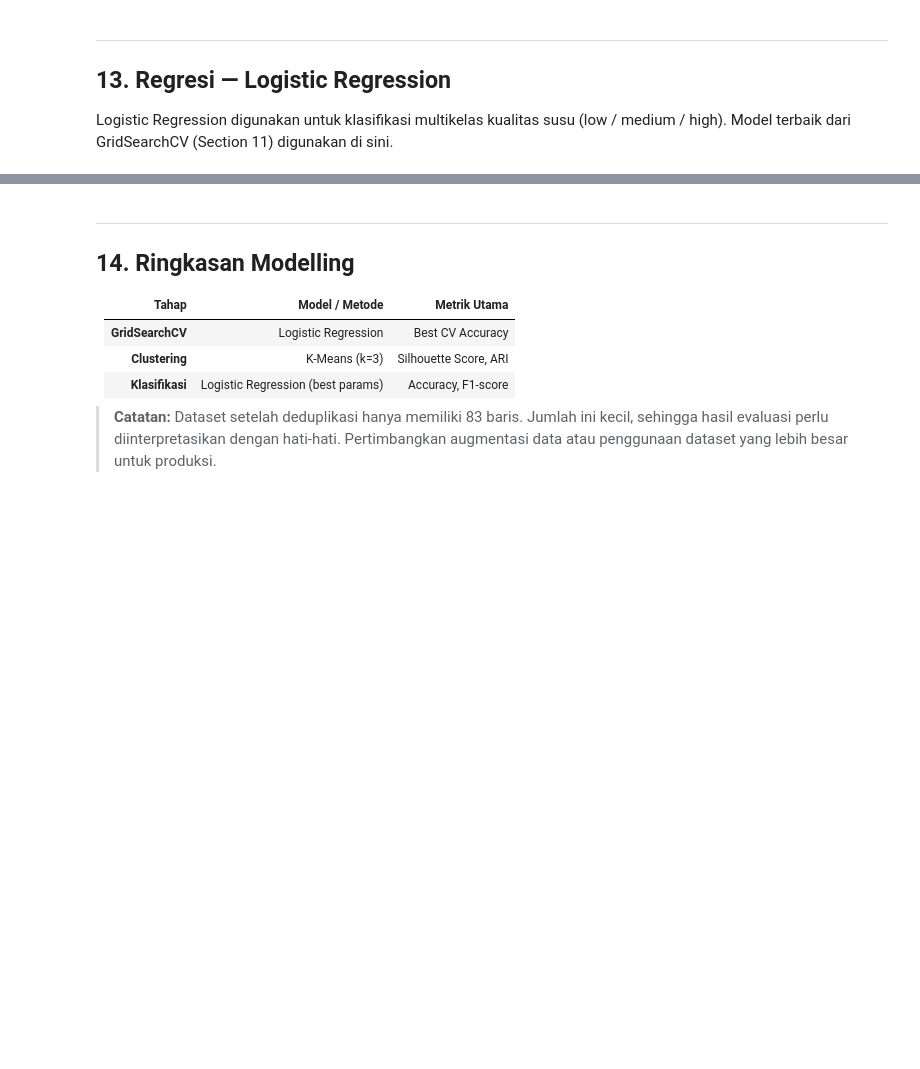
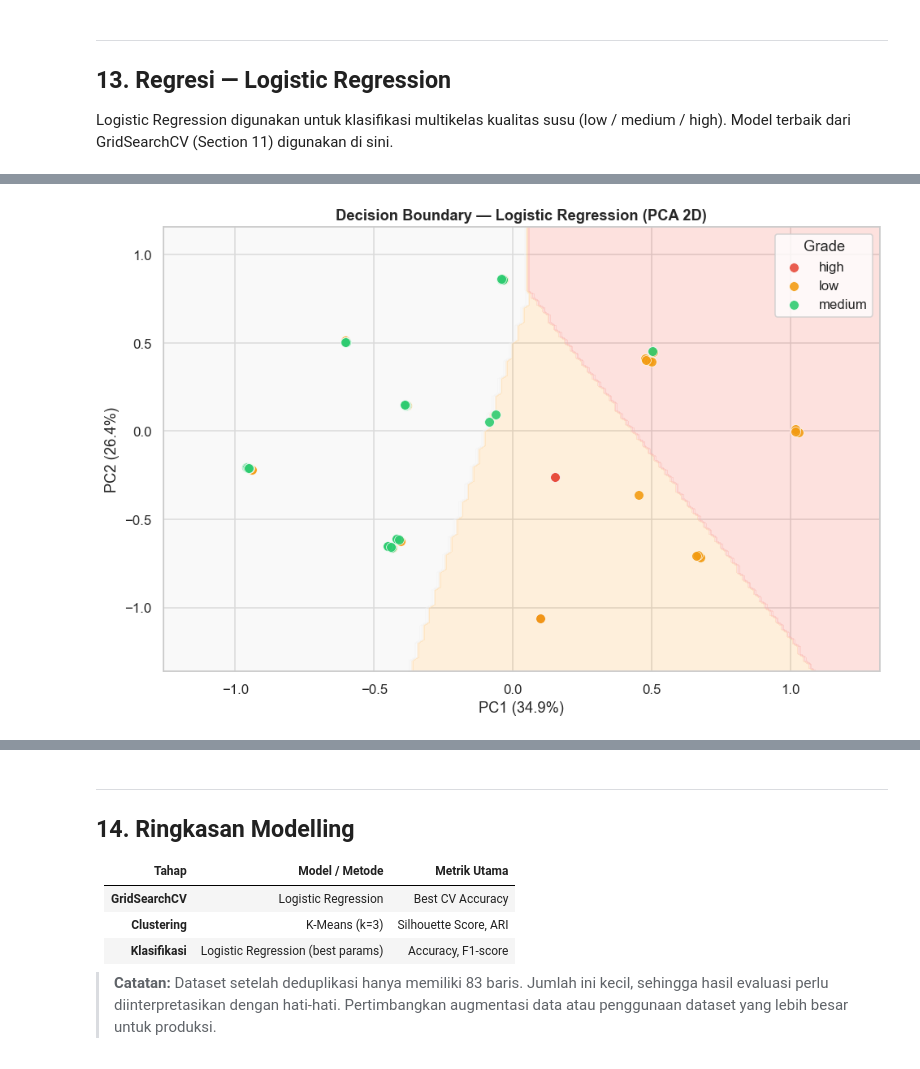
Before and after one commit to Haqiiicoyyy/TUBES-DATMIN-KELOMPOK-2-SI4807, a Jupyter notebook: milk_full.ipynb, the cells around one changed output, grey strips where cells are left out. Drawn from its saved outputs; the diff is of its cells as text; code cells hidden in the pictures; blank space fills up the shorter version.

```diff
--- a/milk_full.ipynb
+++ b/milk_full.ipynb
@@ -477,7 +483,7 @@ param_grid_lr = {
 }
 
 grid_lr = GridSearchCV(
-    LogisticRegression(random_state=42, multi_class='auto'),
+    LogisticRegression(random_state=42),
     param_grid_lr,
     cv=5, scoring='accuracy', n_jobs=-1, verbose=0
 )
@@ -747,35 +823,36 @@ import numpy as np
 pca2_lr = PCA(n_components=2, random_state=42)
 X_pca_lr = pca2_lr.fit_transform(X_mm)
 
-lr_pca = LogisticRegression(**grid_lr.best_params_, random_state=42,
-                             multi_class='auto')
+lr_pca = LogisticRegression(**grid_lr.best_params_, random_state=42)
 lr_pca.fit(X_pca_lr, y)
 
 # Grid untuk decision boundary
 h = 0.02
 x_min, x_max = X_pca_lr[:,0].min()-0.3, X_pca_lr[:,0].max()+0.3
 y_min, y_max = X_pca_lr[:,1].min()-0.3, X_pca_lr[:,1].max()+0.3
 xx, yy = np.meshgrid(np.arange(x_min, x_max, h),
                       np.arange(y_min, y_max, h))
 Z = lr_pca.predict(np.c_[xx.ravel(), yy.ravel()]).reshape(xx.shape)
 
 fig, ax = plt.subplots(figsize=(9, 6))
 cmap_bg = plt.cm.get_cmap('Pastel1', 3)
 ax.contourf(xx, yy, Z, alpha=0.4, cmap=cmap_bg)
 scatter_colors = ['#e74c3c', '#f39c12', '#2ecc71']
 for g, sc in zip([0, 1, 2], scatter_colors):
     mask = y.values == g
     ax.scatter(X_pca_lr[mask,0], X_pca_lr[mask,1],
                c=sc, label=le.inverse_transform([g])[0],
                edgecolors='white', linewidth=0.5, s=60, alpha=0.9)
 ax.set_title('Decision Boundary — Logistic Regression (PCA 2D)',
              fontweight='bold')
 ax.set_xlabel(f'PC1 ({pca2_lr.explained_variance_ratio_[0]*100:.1f}%)')
 ax.set_ylabel(f'PC2 ({pca2_lr.explained_variance_ratio_[1]*100:.1f}%)')
 ax.legend(title='Grade')
 plt.tight_layout()
 plt.savefig('plot_lr_boundary.png', bbox_inches='tight')
 plt.show()
+# %% [output]
+[figure, added]
 # %%
 # ── Koefisien fitur Logistic Regression ──────────────────────────────────
 coef_df = pd.DataFrame(
```
Also changed, not shown: parts of 13 cells of this notebook, 8 other files.
